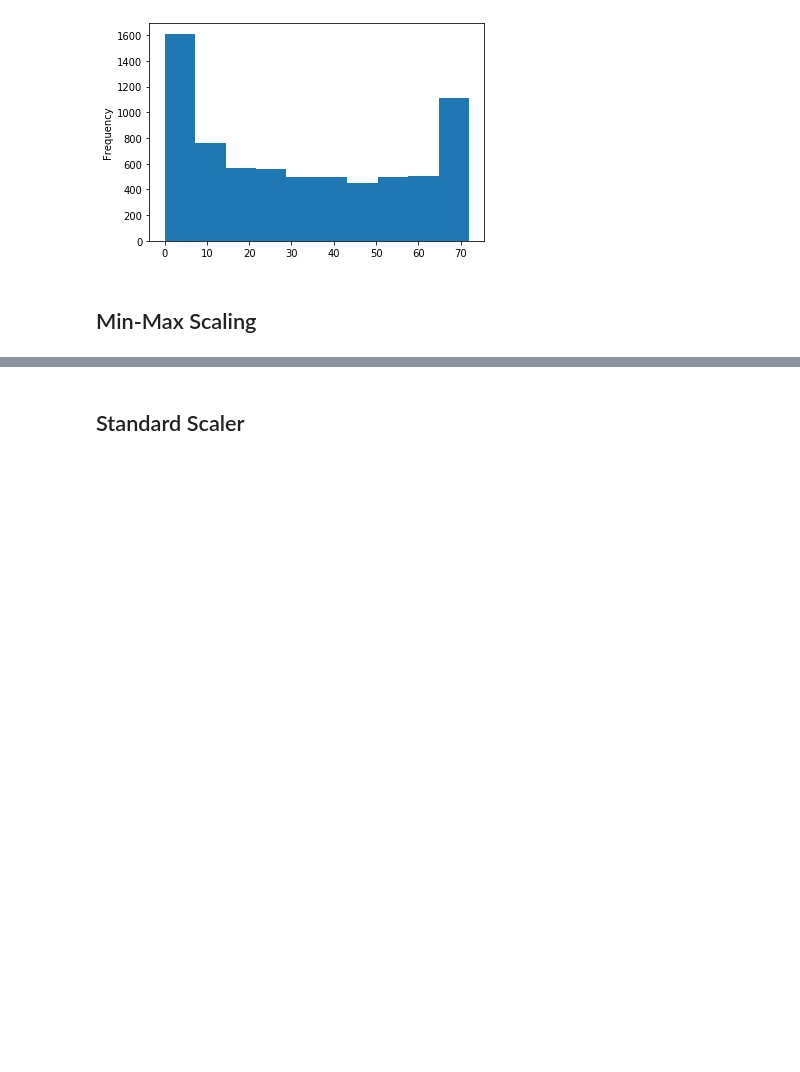
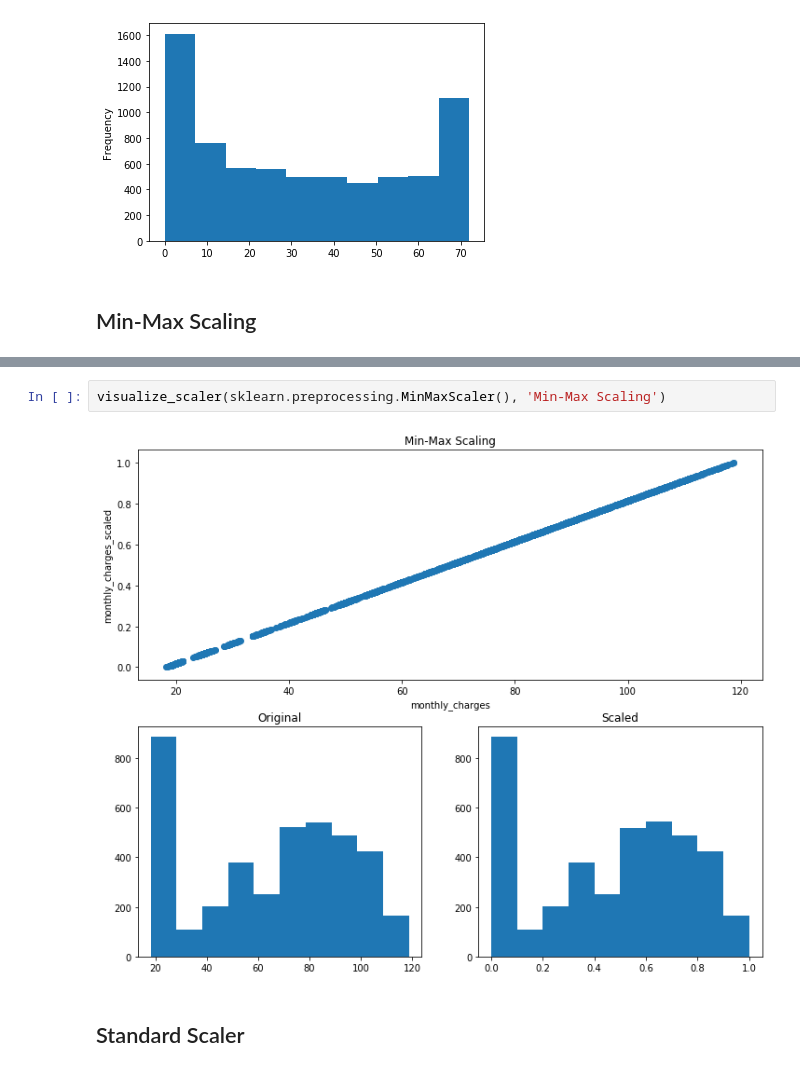
Before and after one commit to dbojado/regression-exercises, a Jupyter notebook: scaling.ipynb, the cells around one changed output, grey strips where cells are left out. Saved outputs shown, nothing was run; the diff lists cells and outputs as text; blank space fills up the shorter version.

Commit message:
add scaling notebook file

```diff
--- a/scaling.ipynb
+++ b/scaling.ipynb
@@ -93,3 +97,7 @@ See the caveats in the documentation: https://pandas.pydata.org/pandas-docs/stab
+# %%
+visualize_scaler(sklearn.preprocessing.MinMaxScaler(), 'Min-Max Scaling')
+# %% [output]
+[figure, added]
 # %% [markdown]
 ## Standard Scaler
 # %%
```
Also changed, not shown: parts of 16 cells of this notebook.
